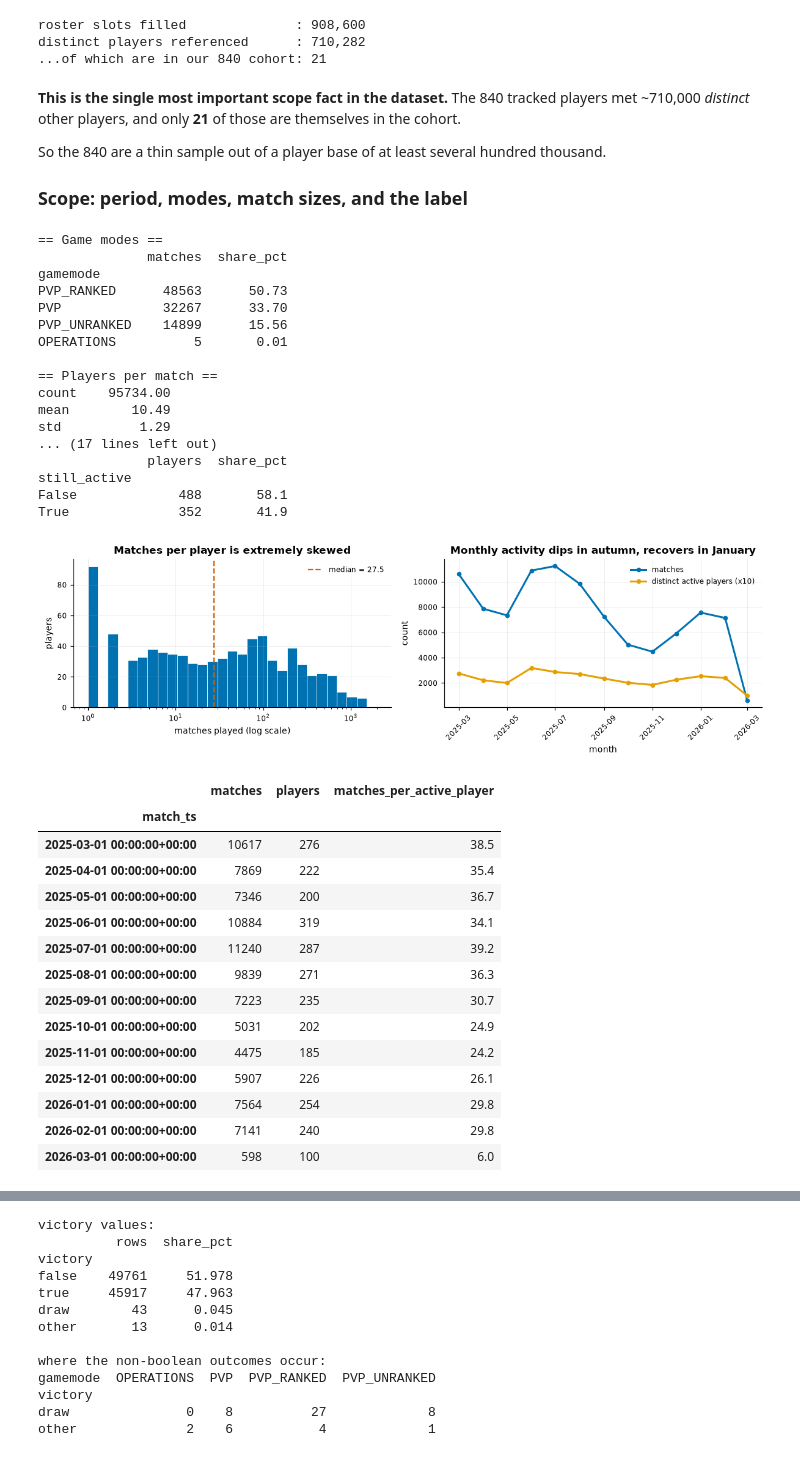
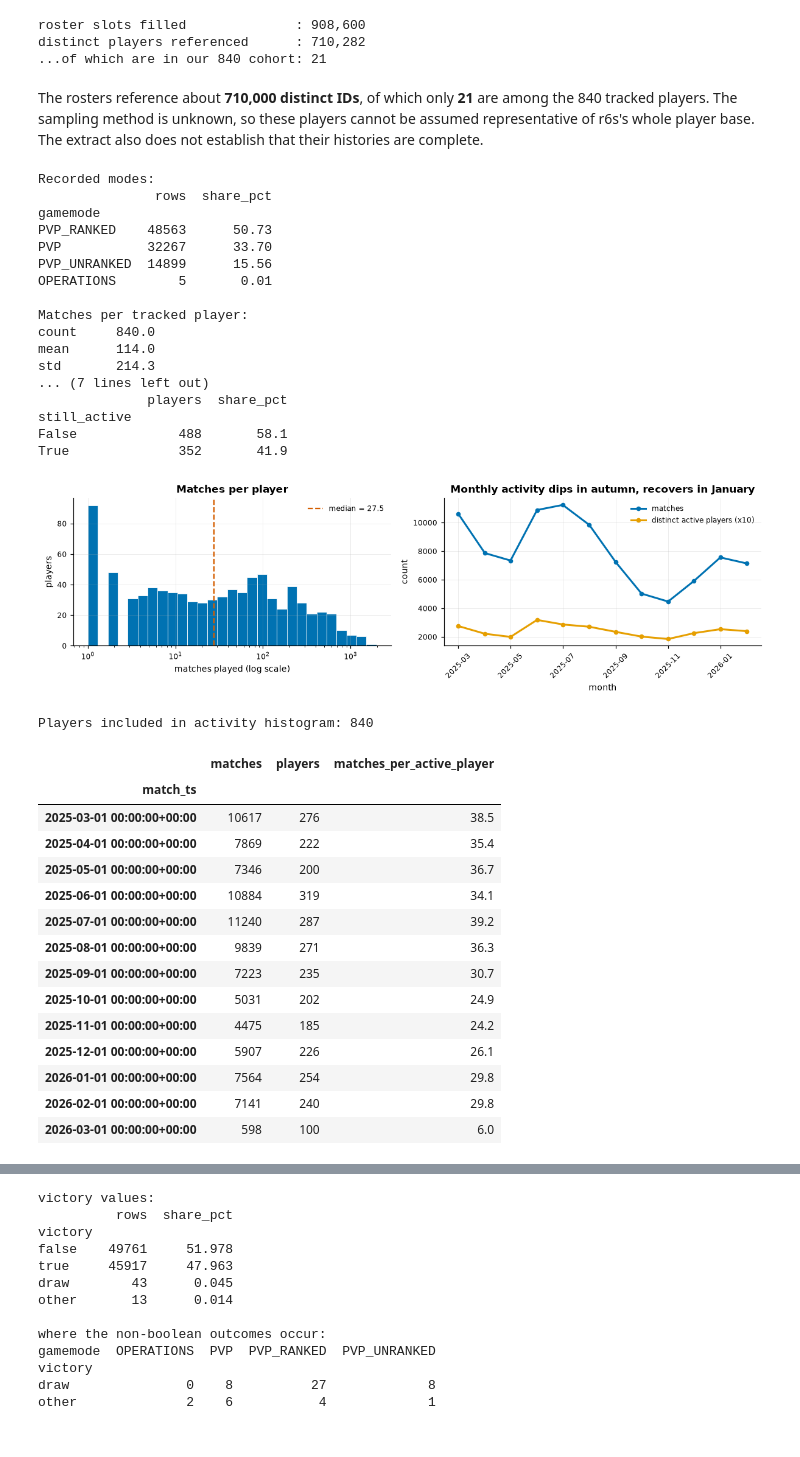
Before and after one commit to ACharaf06/interview_ubisoft, a Jupyter notebook: analysis.ipynb, the cells around one changed output, grey strips where cells are left out. Drawn from its saved outputs; the diff is of its cells as text; code cells hidden in the pictures.

```diff
--- a/analysis.ipynb
+++ b/analysis.ipynb
@@ -36,8 +23,7 @@ pd.set_option("display.width", 120)
 pd.set_option("display.max_columns", 50)
 
 # One palette for the whole notebook, so a colour always means the same thing.
-BLUE, ORANGE, GREEN, VERMILLION, GREY = "#0072B2", "#E69F00", "#009E73", "#D55E00", "#6E6E6E"
-ACTIVE_C, CHURNED_C = BLUE, ORANGE  # active = blue, churned = orange, everywhere
+BLUE, ORANGE, GREEN, VERMILLION = "#0072B2", "#E69F00", "#009E73", "#D55E00"
 
 plt.rcParams.update({
     "figure.dpi": 110,
@@ -97,16 +77,11 @@ derive the few calendar helpers I'll reuse.
 # %%
-ORIGINAL_COLUMNS = list(df.columns)   # so the checks in section 2 only audit source columns
+ORIGINAL_COLUMNS = list(df.columns)
 
 df["match_ts"] = pd.to_datetime(df["match_datetime"], format="ISO8601", utc=True)
 df["match_date"] = df["match_ts"].dt.date
-df["is_weekend"] = df["match_ts"].dt.dayofweek >= 5
-df["is_evening"] = df["match_ts"].dt.hour.between(18, 23)   # UTC hours - caveat in section 2.6
+df["is_win"] = df["victory"].map({"true": 1.0, "false": 0.0})
 
-# Numeric 1/0 for wins, so that NaN means "not a decided match" (see section 2.2).
-df["is_win"] = df["victory"].map({"true": 1.0, "false": 0.0})
-df["churned"] = ~df["still_active"]
-
-print("first match:", df["match_ts"].min())
-print("last match :", df["match_ts"].max())
-print("span       :", (df["match_ts"].max() - df["match_ts"].min()).days, "days")
+print("first recorded timestamp:", df["match_ts"].min())
+print("last recorded timestamp :", df["match_ts"].max())
+print("span                    :", (df["match_ts"].max() - df["match_ts"].min()).days, "days")
 # %% [output]
@@ -167,42 +135,36 @@ roster slots filled              : 908,600
 distinct players referenced      : 710,282
 ...of which are in our 840 cohort: 21
 # %% [markdown]
-**This is the single most important scope fact in the dataset.** The 840 tracked players met
-~710,000 *distinct* other players, and only **21** of those are themselves in the cohort.
-
-So the 840 are a thin sample out of a player base of at least several hundred thousand.
-
-### Scope: period, modes, match sizes, and the label
+The rosters reference about **710,000 distinct IDs**, of which only **21** are among the 840
+tracked players. The sampling method is unknown, so these players cannot be assumed representative
+of r6s's whole player base. The extract also does not establish that their histories are complete.
 # %%
-print("== Game modes ==")
-print(df["gamemode"].value_counts().to_frame("matches").assign(
-    share_pct=lambda d: (d["matches"] / len(df) * 100).round(2)).to_string(), "\n")
+print("Recorded modes:")
+print(df["gamemode"].value_counts().to_frame("rows").assign(
+    share_pct=lambda d: (d["rows"] / len(df) * 100).round(2)).to_string(), "\n")
 
-print("== Players per match ==")
-print(df["playernb_in_match"].describe().round(2).to_string(), "\n")
-
-print("== Matches per player ==")
 matches_per_player = df.groupby("playerid").size()
+print("Matches per tracked player:")
 print(matches_per_player.describe().round(1).to_string(), "\n")
 
-print("== still_active (the churn label) ==")
 label = df.groupby("playerid")["still_active"].first()
+print("Supplied still_active flag:")
 print(label.value_counts().to_frame("players").assign(
     share_pct=lambda d: (d["players"] / len(label) * 100).round(1)).to_string())
 # %% [output]
-== Game modes ==
-              matches  share_pct
+Recorded modes:
+               rows  share_pct
 gamemode
-PVP_RANKED      48563      50.73
-PVP             32267      33.70
-PVP_UNRANKED    14899      15.56
-OPERATIONS          5       0.01
+PVP_RANKED    48563      50.73
+PVP           32267      33.70
+PVP_UNRANKED  14899      15.56
+OPERATIONS        5       0.01
 
-== Players per match ==
-count    95734.00
-mean        10.49
-std          1.29
-... (17 lines left out)
+Matches per tracked player:
+count     840.0
+mean      114.0
+std       214.3
+... (7 lines left out)
               players  share_pct
 still_active
 False             488       58.1
@@ -210,34 +172,39 @@ True              352       41.9
 # %%
 fig, axes = plt.subplots(1, 2, figsize=(11, 3.4))
 
 # Left: how much activity each player contributes. Log x, because the spread is huge.
 bins = np.logspace(0, np.log10(matches_per_player.max()), 30)
-axes[0].hist(matches_per_player, bins=bins, color=BLUE, edgecolor="white", linewidth=0.5)
+bins[-1] = matches_per_player.max()  # include the maximum in the final bin
+activity_hist_counts, _, _ = axes[0].hist(
+    matches_per_player, bins=bins, color=BLUE, edgecolor="white", linewidth=0.5
+)
 axes[0].set_xscale("log")
 axes[0].axvline(matches_per_player.median(), color=VERMILLION, linestyle="--", linewidth=1.5,
                 label=f"median = {matches_per_player.median():.1f}")
-axes[0].set(title="Matches per player is extremely skewed",
+axes[0].set(title="Matches per player",
             xlabel="matches played (log scale)", ylabel="players")
 axes[0].legend()
 
 # Right: volume over time, to check the window is evenly covered.
 monthly = df.resample("MS", on="match_ts").agg(
     matches=("matchid", "size"), players=("playerid", "nunique"))
-axes[1].plot(monthly.index, monthly["matches"], color=BLUE, linewidth=2, marker="o", markersize=4,
+axes[1].plot(monthly.index[:-1], monthly["matches"].iloc[:-1], color=BLUE, linewidth=2, marker="o", markersize=4,
              label="matches")
-axes[1].plot(monthly.index, monthly["players"] * 10, color=ORANGE, linewidth=2, marker="o",
+axes[1].plot(monthly.index[:-1], monthly["players"].iloc[:-1] * 10, color=ORANGE, linewidth=2, marker="o",
              markersize=4, label="distinct active players (x10)")
 axes[1].set(title="Monthly activity dips in autumn, recovers in January", xlabel="month",
             ylabel="count")
 axes[1].legend()
 axes[1].tick_params(axis="x", rotation=45)
 
 fig.tight_layout()
 plt.show()
 
+print(f"Players included in activity histogram: {int(activity_hist_counts.sum())}")
 monthly.assign(matches_per_active_player=lambda d: (d["matches"] / d["players"]).round(1))
 # %% [output]
-[figure, old version]
+[figure, new version]
+Players included in activity histogram: 840
 |  | matches | players | matches_per_active_player |
 | match_ts |  |  |  |
 | 2025-03-01 00:00:00+00:00 | 10617 | 276 | 38.5 |
```
Also changed, not shown: parts of 49 cells of this notebook, 2 other files.
